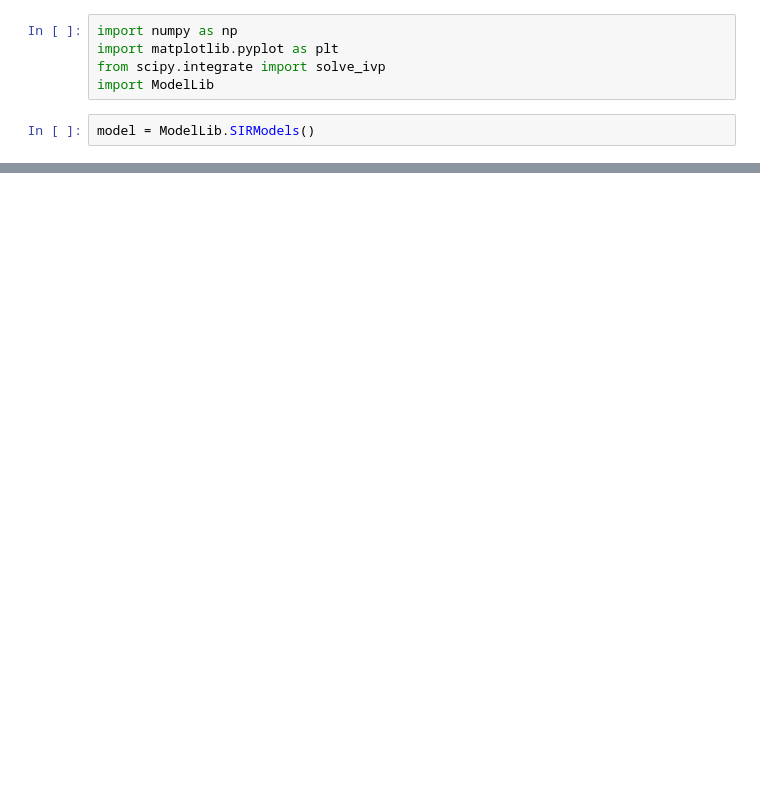
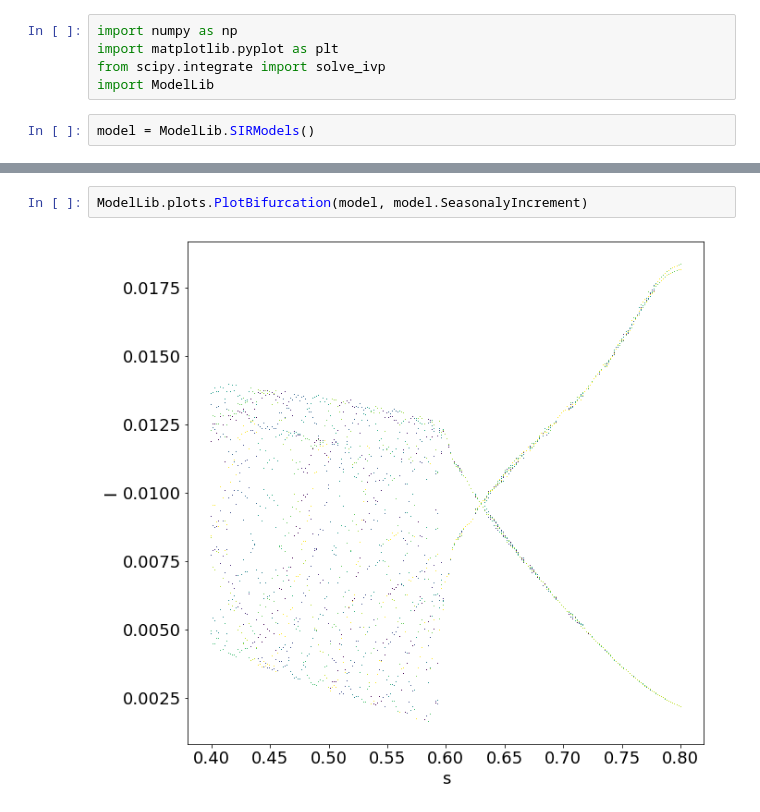
Before and after one commit to simonblaue/Epidemics_SRI_model, a Jupyter notebook: simulation_new_model.ipynb, the cells around one changed output, grey strips where cells are left out. Drawn from its saved outputs; the diff is of its cells as text; blank space fills up the shorter version.

```diff
--- a/simulation_new_model.ipynb
+++ b/simulation_new_model.ipynb
@@ -18,0 +23,4 @@ ModelLib.plots.PlotSRITime(model.SeasonalyIncrement, y0=[0.999,0.001,0,0,0])
+# %%
+ModelLib.plots.PlotBifurcation(model, model.SeasonalyIncrement)
+# %% [output]
+[figure, added]
```
Also changed, not shown: parts of 3 cells of this notebook, 11 other files.
